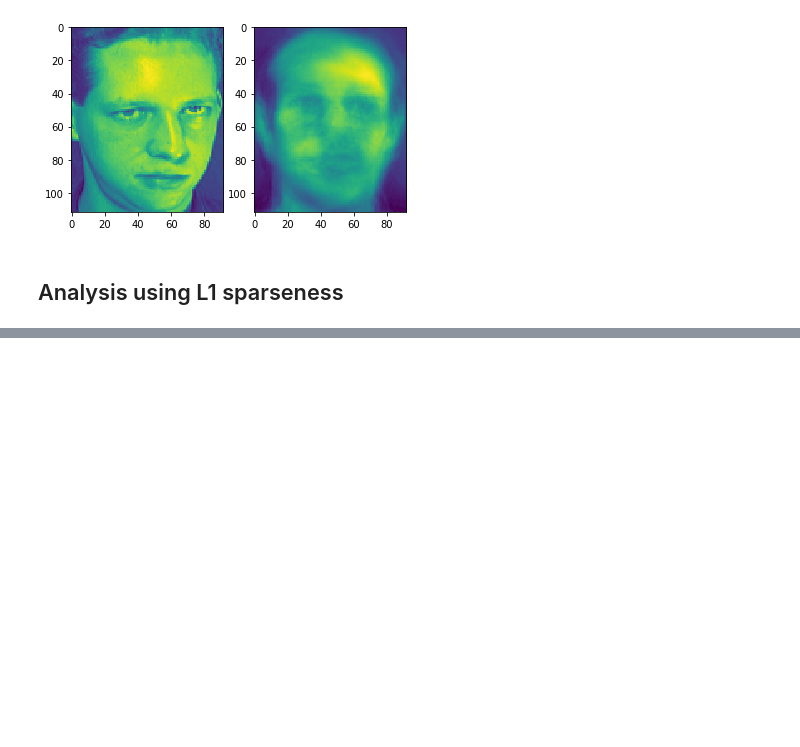
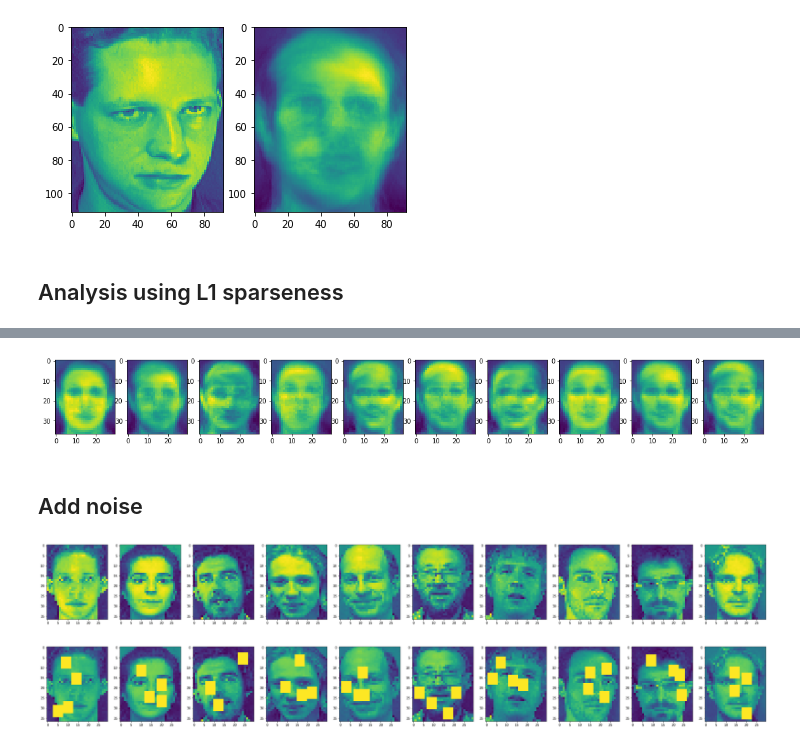
Before and after one commit to j-macdonald/advml2019, a Jupyter notebook: multiplicative_updates_algorithms.ipynb, the cells around one changed output, grey strips where cells are left out. Drawn from its saved outputs; the diff is of its cells as text; code cells hidden in the pictures; blank space fills up the shorter version.

```diff
--- a/multiplicative_updates_algorithms.ipynb
+++ b/multiplicative_updates_algorithms.ipynb
@@ -331,0 +471,9 @@ plt.plot(range(0,len(error)),error)
+# %%
+plt.figure(figsize=(20, 4))
+for i in range(images):
+    plt.subplot(1, images, i+1)
+    plt.imshow(recon1[:,i*11].reshape(ORL_DIMS))
+# %% [output]
+[figure, added]
+# %% [markdown]
+## Add noise
@@ -331,0 +500,9 @@ plt.plot(range(0,len(error)),error)
+# %%
+ORL_IMGS_LST = [ORL_IMGS[:,i] for i in range(ORL_IMGS.shape[1])]
+plt.figure(figsize=(40, 8))
+images = 10
+for i in range(images):
+    plt.subplot(1, images, i+1)
+    plt.imshow(ORL_IMGS_LST[i*11].reshape(ORL_DIMS))
+# %% [output]
+[figure, added]
@@ -331,0 +520,8 @@ plt.plot(range(0,len(error)),error)
+# %%
+plt.figure(figsize=(40, 8))
+images = 10
+for i in range(images):
+    plt.subplot(1, images, i+1)
+    plt.imshow(ORL_IMGS_OCCL[:,i*11].reshape(ORL_DIMS))
+# %% [output]
+[figure, added]
```
Also changed, not shown: parts of 26 cells of this notebook.
